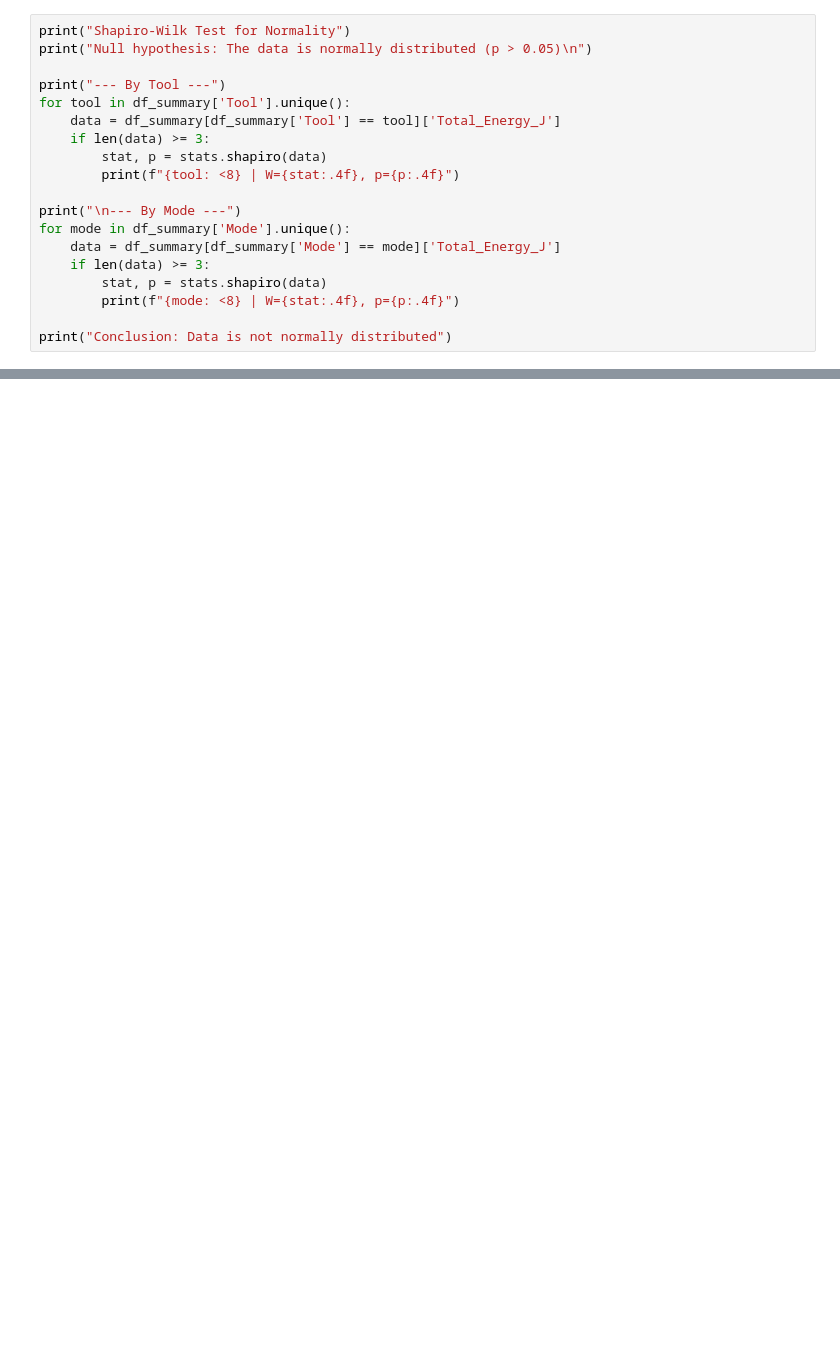
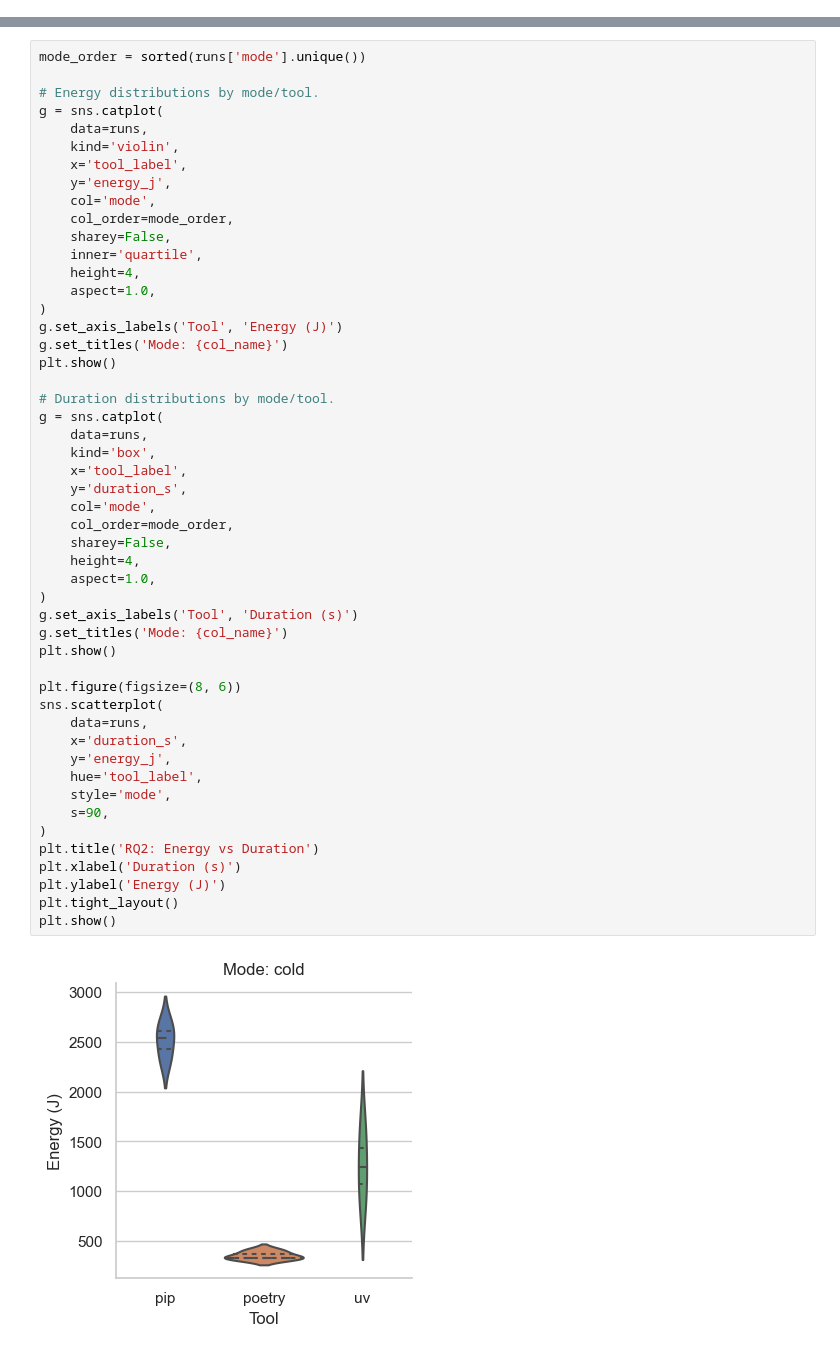
Before and after one commit to Elia-J/python-package-manager-energy-benchmark, a Jupyter notebook: analysis.ipynb, the cells around one changed output, grey strips where cells are left out. Cells and saved outputs as stored; diff of their text form; blank space fills up the shorter version.

```diff
--- a/analysis.ipynb
+++ b/analysis.ipynb
@@ -129,19 +0,0 @@ plt.show()
-# %%
-print("Shapiro-Wilk Test for Normality")
-print("Null hypothesis: The data is normally distributed (p > 0.05)\n")
-
-print("--- By Tool ---")
-for tool in df_summary['Tool'].unique():
-    data = df_summary[df_summary['Tool'] == tool]['Total_Energy_J']
-    if len(data) >= 3:
-        stat, p = stats.shapiro(data)
-        print(f"{tool: <8} | W={stat:.4f}, p={p:.4f}")
-
-print("\n--- By Mode ---")
-for mode in df_summary['Mode'].unique():
-    data = df_summary[df_summary['Mode'] == mode]['Total_Energy_J']
-    if len(data) >= 3:
-        stat, p = stats.shapiro(data)
-        print(f"{mode: <8} | W={stat:.4f}, p={p:.4f}")
-
-print("Conclusion: Data is not normally distributed")
@@ -201,0 +354,52 @@ Mann-Whitney U Test: lock vs cold
+# %%
+mode_order = sorted(runs['mode'].unique())
+
+# Energy distributions by mode/tool.
+g = sns.catplot(
+    data=runs,
+    kind='violin',
+    x='tool_label',
+    y='energy_j',
+    col='mode',
+    col_order=mode_order,
+    sharey=False,
+    inner='quartile',
+    height=4,
+    aspect=1.0,
+)
+g.set_axis_labels('Tool', 'Energy (J)')
+g.set_titles('Mode: {col_name}')
+plt.show()
+
+# Duration distributions by mode/tool.
+g = sns.catplot(
+    data=runs,
+    kind='box',
+    x='tool_label',
+    y='duration_s',
+    col='mode',
+    col_order=mode_order,
+    sharey=False,
+    height=4,
+    aspect=1.0,
+)
+g.set_axis_labels('Tool', 'Duration (s)')
+g.set_titles('Mode: {col_name}')
+plt.show()
+
+plt.figure(figsize=(8, 6))
+sns.scatterplot(
+    data=runs,
+    x='duration_s',
+    y='energy_j',
+    hue='tool_label',
+    style='mode',
+    s=90,
+)
+plt.title('RQ2: Energy vs Duration')
+plt.xlabel('Duration (s)')
+plt.ylabel('Energy (J)')
+plt.tight_layout()
+plt.show()
+# %% [output]
+[figure, added]
```
Also changed, not shown: parts of 19 cells of this notebook, 1 other file.
